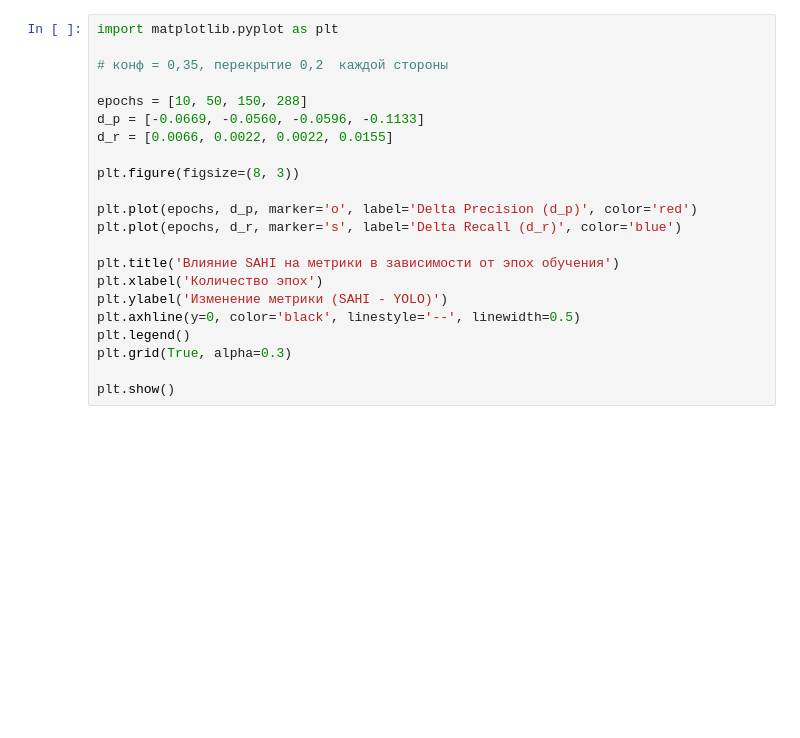
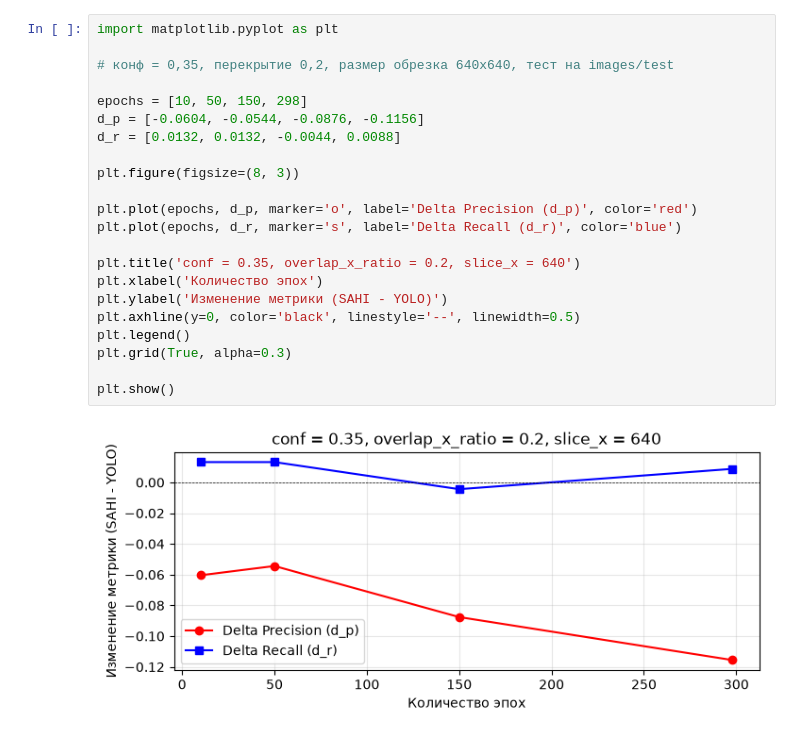
Before and after one commit to decadeos/yolov8, a Jupyter notebook: plot.ipynb, the cells around one changed output. Saved outputs shown, nothing was run; the diff lists cells and outputs as text; blank space fills up the shorter version.

```diff
--- a/plot.ipynb
+++ b/plot.ipynb
@@ -25,22 +25,24 @@ plt.show()
 # %%
 import matplotlib.pyplot as plt
 
-# конф = 0,35, перекрытие 0,2  каждой стороны
+# конф = 0,35, перекрытие 0,2, размер обрезка 640x640, тест на images/test
 
-epochs = [10, 50, 150, 288]
-d_p = [-0.0669, -0.0560, -0.0596, -0.1133]
-d_r = [0.0066, 0.0022, 0.0022, 0.0155]
+epochs = [10, 50, 150, 298]
+d_p = [-0.0604, -0.0544, -0.0876, -0.1156]
+d_r = [0.0132, 0.0132, -0.0044, 0.0088]
 
 plt.figure(figsize=(8, 3))
 
 plt.plot(epochs, d_p, marker='o', label='Delta Precision (d_p)', color='red')
 plt.plot(epochs, d_r, marker='s', label='Delta Recall (d_r)', color='blue')
 
-plt.title('Влияние SAHI на метрики в зависимости от эпох обучения')
+plt.title('conf = 0.35, overlap_x_ratio = 0.2, slice_x = 640')
 plt.xlabel('Количество эпох')
 plt.ylabel('Изменение метрики (SAHI - YOLO)')
 plt.axhline(y=0, color='black', linestyle='--', linewidth=0.5)
 plt.legend()
 plt.grid(True, alpha=0.3)
 
 plt.show()
+# %% [output]
+[figure, added]
```
Also changed, not shown: parts of 7 cells of this notebook, 5 other files.
